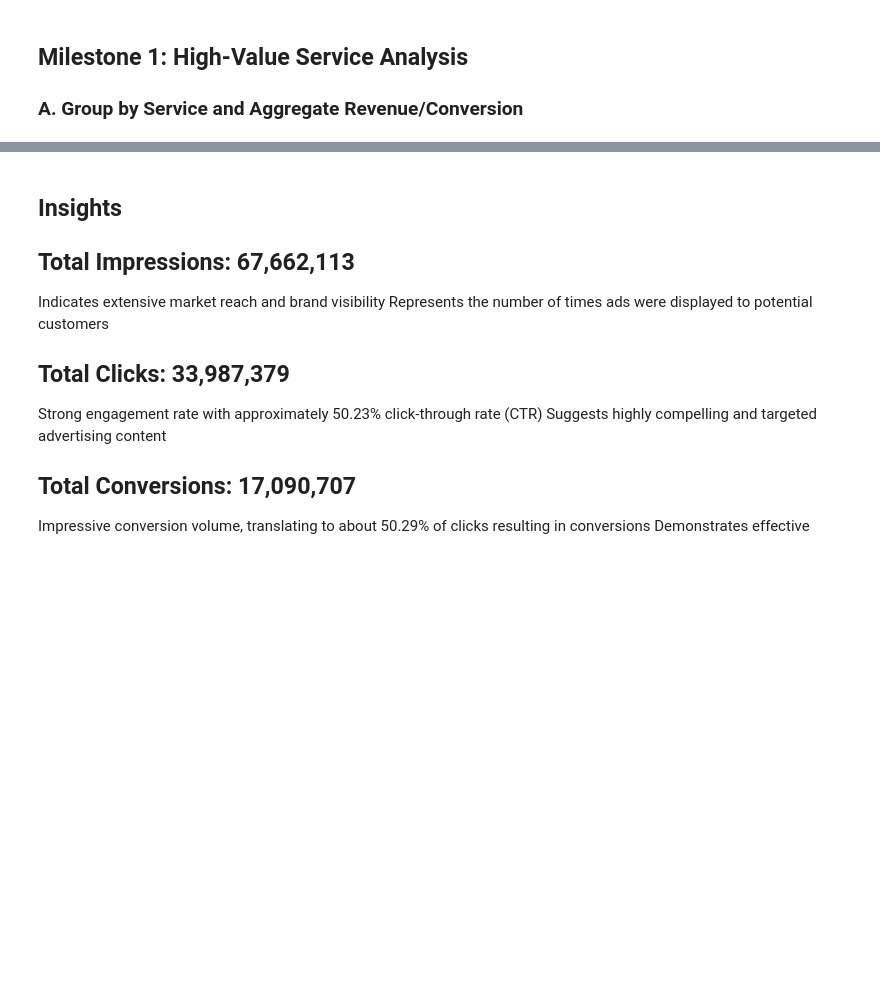
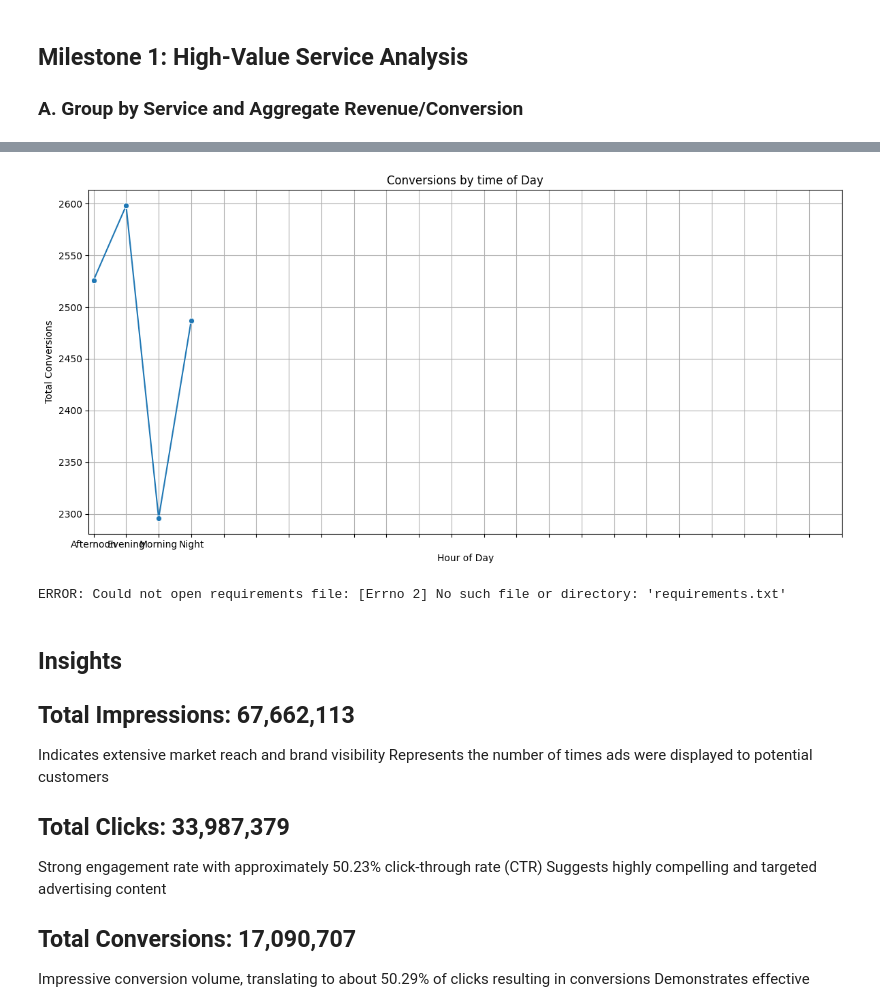
Before and after one commit to SamaraElshafey/FixMate_Home_Services, a Jupyter notebook: Samara Elshafey_FixMate Home Services.ipynb, the cells around one changed output, grey strips where cells are left out. Saved outputs shown, nothing was run; the diff lists cells and outputs as text; code cells hidden in the pictures; blank space fills up the shorter version.

```diff
--- a/Samara Elshafey_FixMate Home Services.ipynb
+++ b/Samara Elshafey_FixMate Home Services.ipynb
@@ -186,3 +233,28 @@ print(top_services)
+# %%
+hourly_stats = df.groupby('Time').agg({
+    'Conversions': 'sum',
+    'Ad Spend': 'sum',
+    'Revenue': 'sum'
+}).reset_index()
+
+hourly_stats['Conversion Rate'] = hourly_stats['Conversions'] / hourly_stats['Ad Spend']
+hourly_stats['Revenue per Conversion'] = hourly_stats['Revenue'] / hourly_stats['Conversions']
+# %%
+plt.figure(figsize=(12, 6))
+sns.lineplot(data=hourly_stats, x='Time', y='Conversions', marker='o')
+plt.title('Conversions by time of Day')
+plt.xlabel('Hour of Day')
+plt.ylabel('Total Conversions')
+plt.xticks(range(0, 24))
+plt.grid(True)
+plt.tight_layout()
+plt.show()
+# %% [output]
+[figure, added]
+# %%
+pip install -r requirements.txt
+# %% [output]
+ERROR: Could not open requirements file: [Errno 2] No such file or directory: 'requirements.txt'
 # %% [markdown]
 ## Insights
 ## Total Impressions: 67,662,113
```
Also changed, not shown: parts of 11 cells of this notebook.
